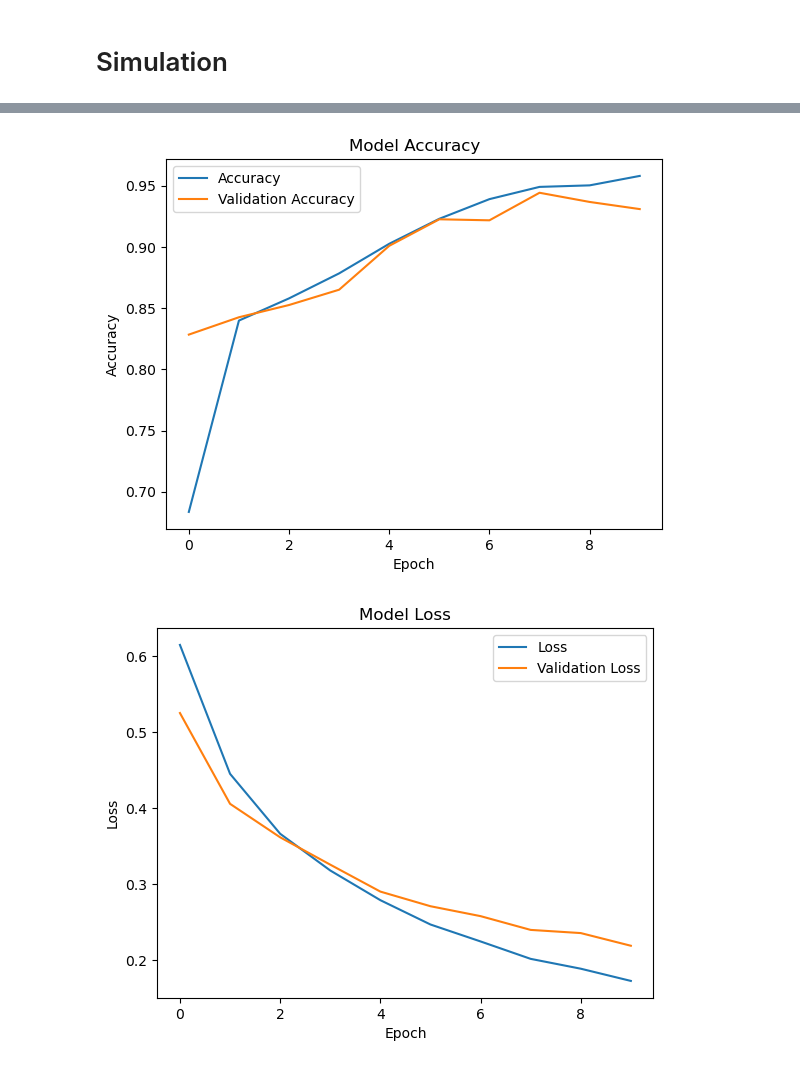
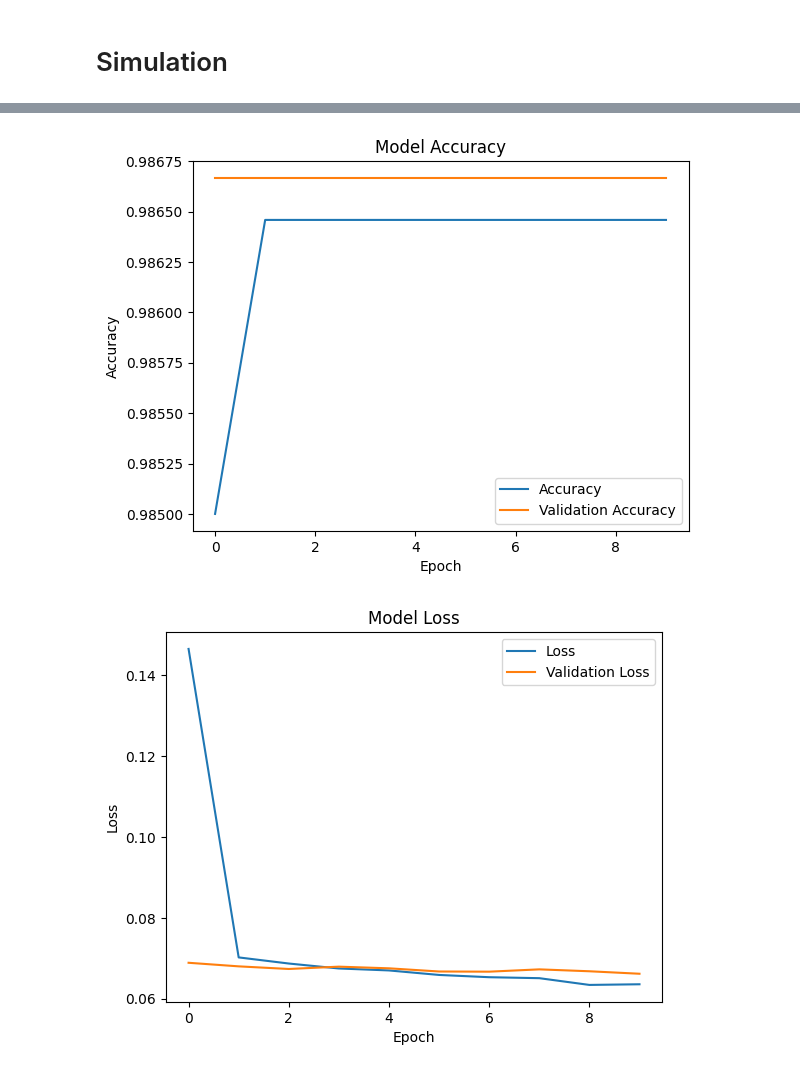
Before and after one commit to guybrush007/quantum-ml-simulations, a Jupyter notebook: quantum-etanglement/00-Simulation.ipynb, the cells around one changed output, grey strips where cells are left out. Saved outputs shown, nothing was run; the diff lists cells and outputs as text; code cells hidden in the pictures.

Commit message:
Fix some sample data generation

```diff
--- a/quantum-etanglement/00-Simulation.ipynb
+++ b/quantum-etanglement/00-Simulation.ipynb
@@ -91,32 +73,35 @@ def is_entangled_negativity(state):
 def get_simulated_training_data(entanglement_witness):
     samples_nb = 2000
     samples_states = []
-    samples_entangled = []
+    samples_is_entangled = []
 
     for _ in range(0, samples_nb):
+        # Create an entangled state in the form: cos(theta)|00> + exp(i*phi)*sin(theta)|11>
         theta = np.random.uniform(0, np.pi)
         phi = np.random.uniform(0, 2 * np.pi)
         state = (np.cos(theta) * tensor(basis(2, 0), basis(2, 0)) +
                  np.exp(1j * phi) * np.sin(theta) * tensor(basis(2, 1), basis(2, 1)))
         samples_states.append(state)
-        samples_entangled.append(is_entangled_chsh(state))
+        samples_is_entangled.append(entanglement_witness(state))
 
+        # Create an entangled state in the form: cos(theta)|01> + exp(i*phi)*sin(theta)|01>
         theta = np.random.uniform(0, np.pi)
         phi = np.random.uniform(0, 2 * np.pi)
         state = (np.cos(theta) * tensor(basis(2, 0), basis(2, 1)) +
                  np.exp(1j * phi) * np.sin(theta) * tensor(basis(2, 1), basis(2, 0)))
         samples_states.append(state)
-        samples_entangled.append(is_entangled_chsh(state))
+        samples_is_entangled.append(entanglement_witness(state))
 
+        # Create a separable state |psi> X |phi>
         state = tensor(rand_ket(2), rand_ket(2))
         samples_states.append(state)
-        samples_entangled.append(entanglement_witness(state))
+        samples_is_entangled.append(entanglement_witness(state))
 
-    return samples_states, samples_entangled
+    return samples_states, samples_is_entangled
 # %%
-def get_model(samples_states, samples_entangled):
+def get_model(samples_states, samples_is_entangled):
     data = np.array([np.concatenate([state.full().real.flatten(), state.full().imag.flatten()]) for state in samples_states])
-    labels = np.array(samples_entangled)
+    labels = np.array(samples_is_entangled)
 
     model = tf.keras.models.Sequential([
     tf.keras.layers.Dense(128, activation='relu', input_shape=(data.shape[1],)),  # Adjust input shape based on your data
@@ -154,8 +139,8 @@ models = {}
 
 for name, witness in entanglement_witnesses.items():
     print("MODEL FOR ENTANGLEMENT WITNESS", name)
-    samples_states, samples_entangled =  get_simulated_training_data(witness)
-    model = get_model(samples_states, samples_entangled)
+    samples_states, samples_is_entangled =  get_simulated_training_data(witness)
+    model = get_model(samples_states, samples_is_entangled)
     models[name] = {"model": model, "witness": witness}
 # %% [output]
 MODEL FOR ENTANGLEMENT WITNESS CHSH
@@ -216,4 +201,4 @@ Epoch 10/10
-[figure, old version]
+[figure, new version]
-[figure, old version]
+[figure, new version]
 MODEL FOR ENTANGLEMENT WITNESS NEGATIVITY
 Epoch 1/10
```
Also changed, not shown: parts of 5 cells of this notebook, 1 other file.
